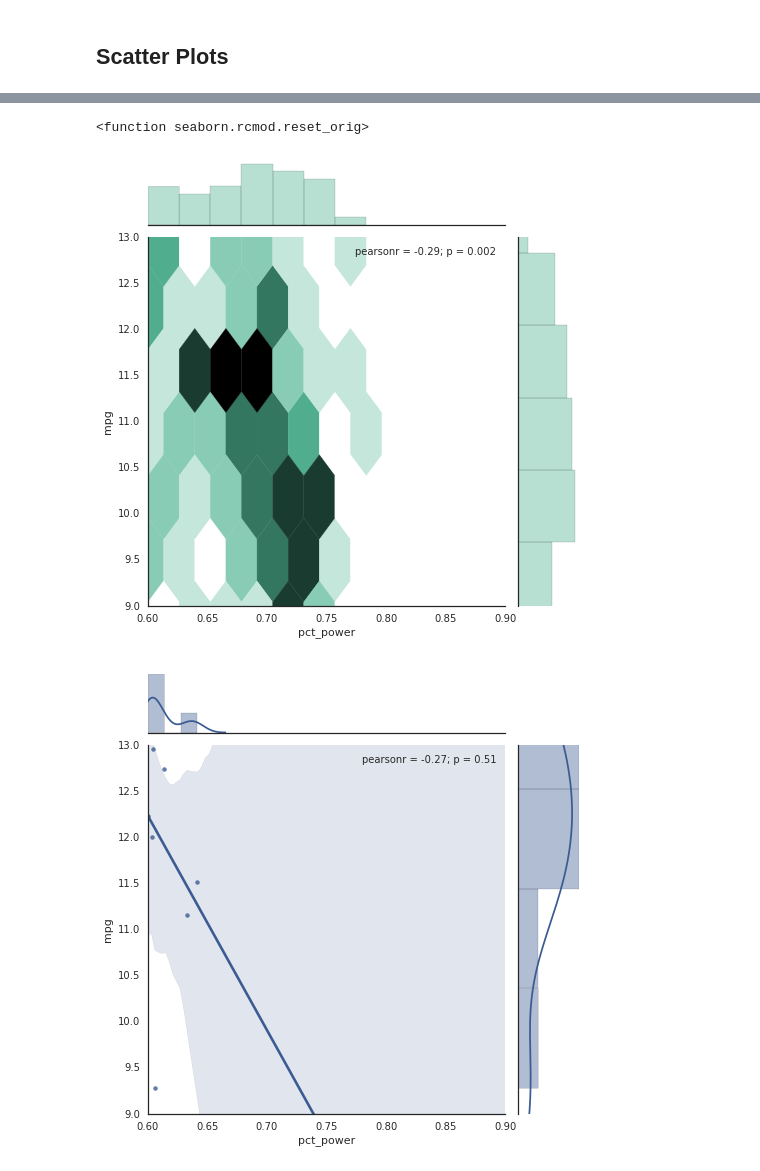
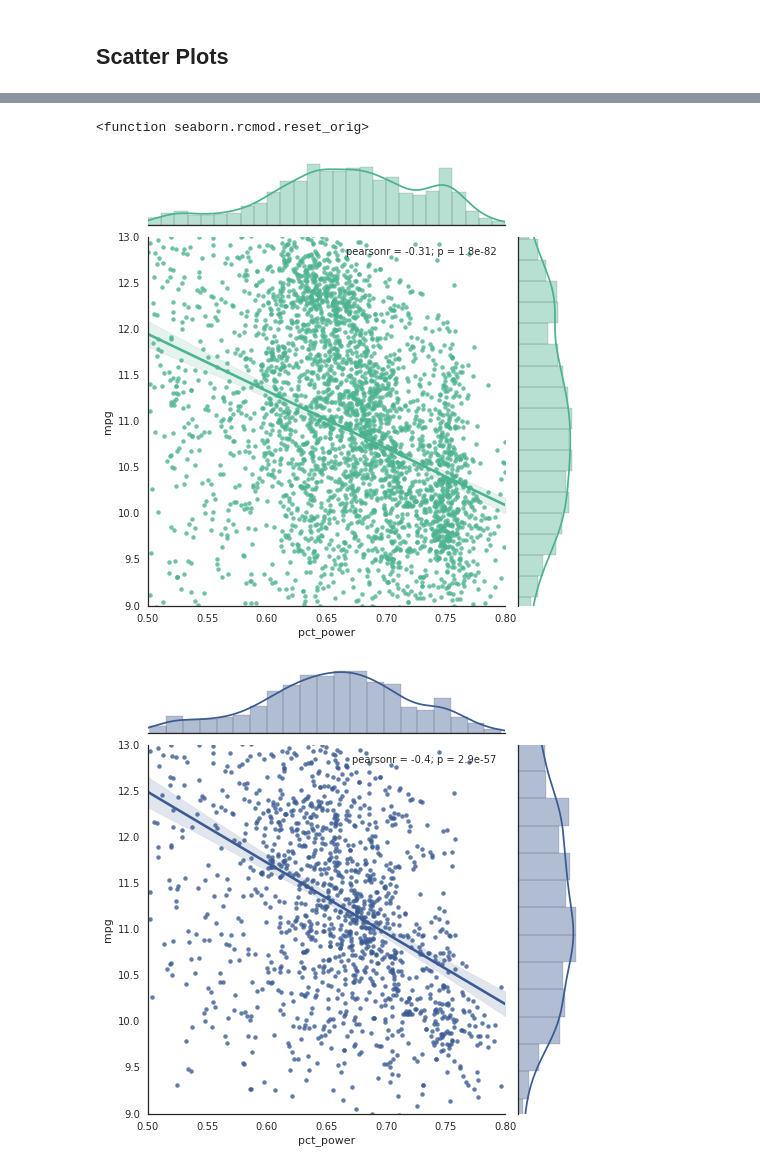
Before and after one commit to danklynn/sa-public, a Jupyter notebook: visualize C-182 Skylane - Lyc IO-540-AB1A5.ipynb, the cells around one changed output, grey strips where cells are left out. Saved outputs shown, nothing was run; the diff lists cells and outputs as text; code cells hidden in the pictures.

```diff
--- a/visualize C-182 Skylane - Lyc IO-540-AB1A5.ipynb
+++ b/visualize C-182 Skylane - Lyc IO-540-AB1A5.ipynb
@@ -549,26 +560,34 @@ dataframe = flights_dataframe.copy()
 
 # fill these in:
 column_name_str_1 = "pct_power"
-max_limit_1 = .9
-min_limit_1 = .6
+max_limit_1 = .8
+min_limit_1 = .5
+
 column_name_str_2 = "mpg"
-max_limit_2 = 14
-min_limit_2 = 8
+max_limit_2 = 15
+min_limit_2 = 7
+
 column_name_str_3 = "stable_altitude"
-max_limit_3 = 8500
-min_limit_3 = 8500
+max_limit_3 = 6000
+min_limit_3 = 6000
+
 column_name_str_4 = "lean_status"
 max_limit_4 = "lop"
 min_limit_4 = "rop"
 
 cond_1_max = ( dataframe.loc[:,column_name_str_1] < max_limit_1 )
 cond_1_min = ( dataframe.loc[:,column_name_str_1] > min_limit_1 )
+
 cond_2_max = ( dataframe.loc[:,column_name_str_2] < max_limit_2 )
 cond_2_min = ( dataframe.loc[:,column_name_str_2] > min_limit_2 )
-cond_3_low = ( dataframe.loc[:,column_name_str_3] < min_limit_3 )
+
+cond_3_low = ( (dataframe.loc[:,column_name_str_3] < min_limit_3) & \
+                                      (dataframe.loc[:,column_name_str_3] > 1000) )
 cond_3_high = ( dataframe.loc[:,column_name_str_3] >= max_limit_3 )
+
 cond_4_lop = ( dataframe.loc[:,column_name_str_4] == max_limit_4 )
 cond_4_rop = ( dataframe.loc[:,column_name_str_4] == min_limit_4 )
+
 
 df = dataframe[ cond_1_max & cond_1_min & cond_2_max & cond_2_min ]\
         [[column_name_str_1, column_name_str_2, column_name_str_3]]
@@ -586,8 +605,8 @@ df_high_rop = dataframe[ cond_1_max & cond_1_min & cond_2_max & cond_2_min & con
         [[column_name_str_1, column_name_str_2, column_name_str_3]]
 
 
-pct_power_list_dec = df[[column_name_str_1]].values.tolist()
-pct_power_list = [x[0]*100 for x in pct_power_list_dec]
+pct_power_list_decimal = df[[column_name_str_1]].values.tolist()
+pct_power_list = [x[0]*100 for x in pct_power_list_decimal]
 mpg_list = df[[column_name_str_2]].values.tolist()
 mpg_list = [x[0] for x in mpg_list]
 
@@ -638,17 +657,20 @@ fig.set_size_inches(12,9)
 # %%
 
 
 with sns.axes_style("white"):
-    ax1 = sns.jointplot("pct_power", "mpg", data=df, kind="hex", color="#4CB391", size=7, xlim=(.6,.9), ylim=(9,13))
+    ax1 = sns.jointplot("pct_power", "mpg", data=df, kind="reg", color="#4CB391", size=7,
+                        xlim=(min_limit_1, max_limit_1), ylim=(9,13))
 
 with sns.axes_style("white"):
-    ax1 = sns.jointplot("pct_power", "mpg", data=df_high, kind="reg", color=sns.xkcd_rgb["denim blue"], size=7, xlim=(.6,.9), ylim=(9,13))
+    ax1 = sns.jointplot("pct_power", "mpg", data=df_high, kind="reg", color=sns.xkcd_rgb["denim blue"], size=7,
+                        xlim=(min_limit_1, max_limit_1), ylim=(9,13))
 
 with sns.axes_style("white"):
-    ax1 = sns.jointplot("pct_power", "mpg", data=df_low, kind="reg", color=sns.xkcd_rgb["pale red"], size=7, xlim=(.6,.9), ylim=(9,13))
+    ax1 = sns.jointplot("pct_power", "mpg", data=df_low, kind="reg", color=sns.xkcd_rgb["pale red"], size=7,
+                        xlim=(min_limit_1, max_limit_1), ylim=(9,13))
 
 sns.reset_orig
 # %% [output]
 <function seaborn.rcmod.reset_orig>
-[figure, old version]
+[figure, new version]
-[figure, old version]
+[figure, new version]
```
Also changed, not shown: parts of 25 cells of this notebook.
